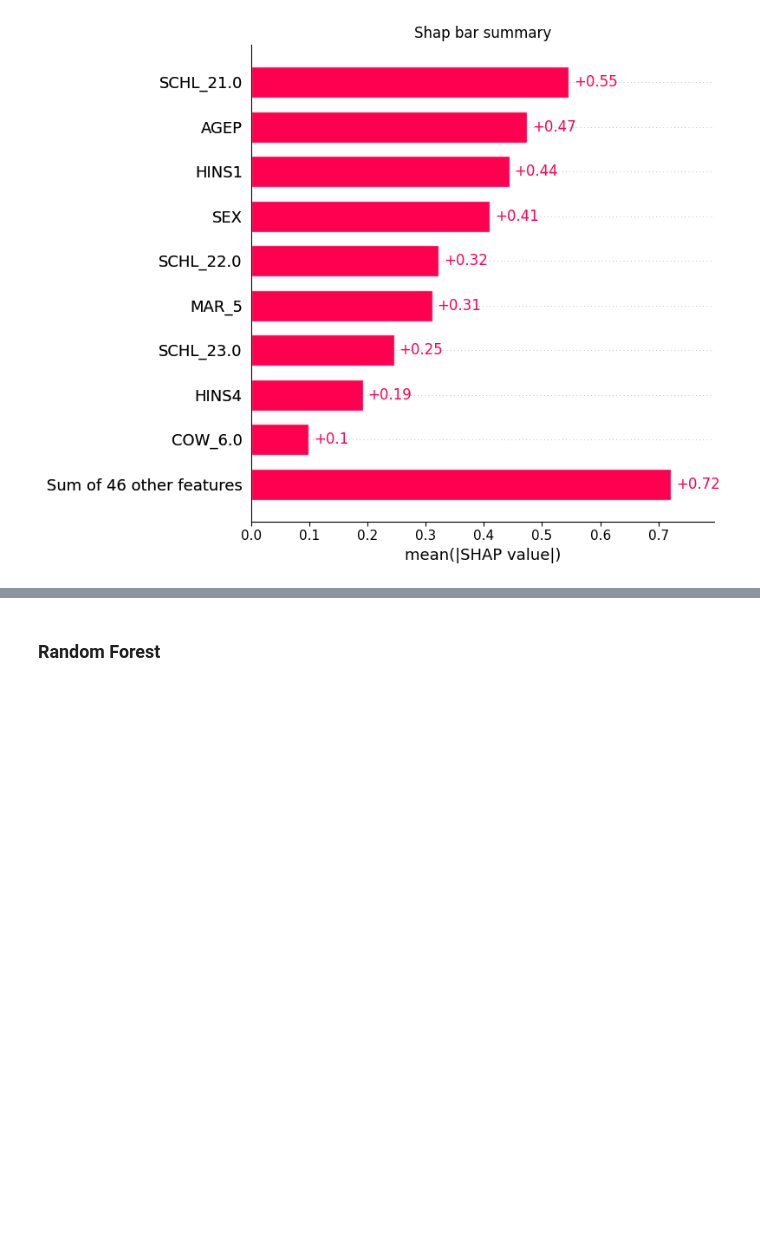
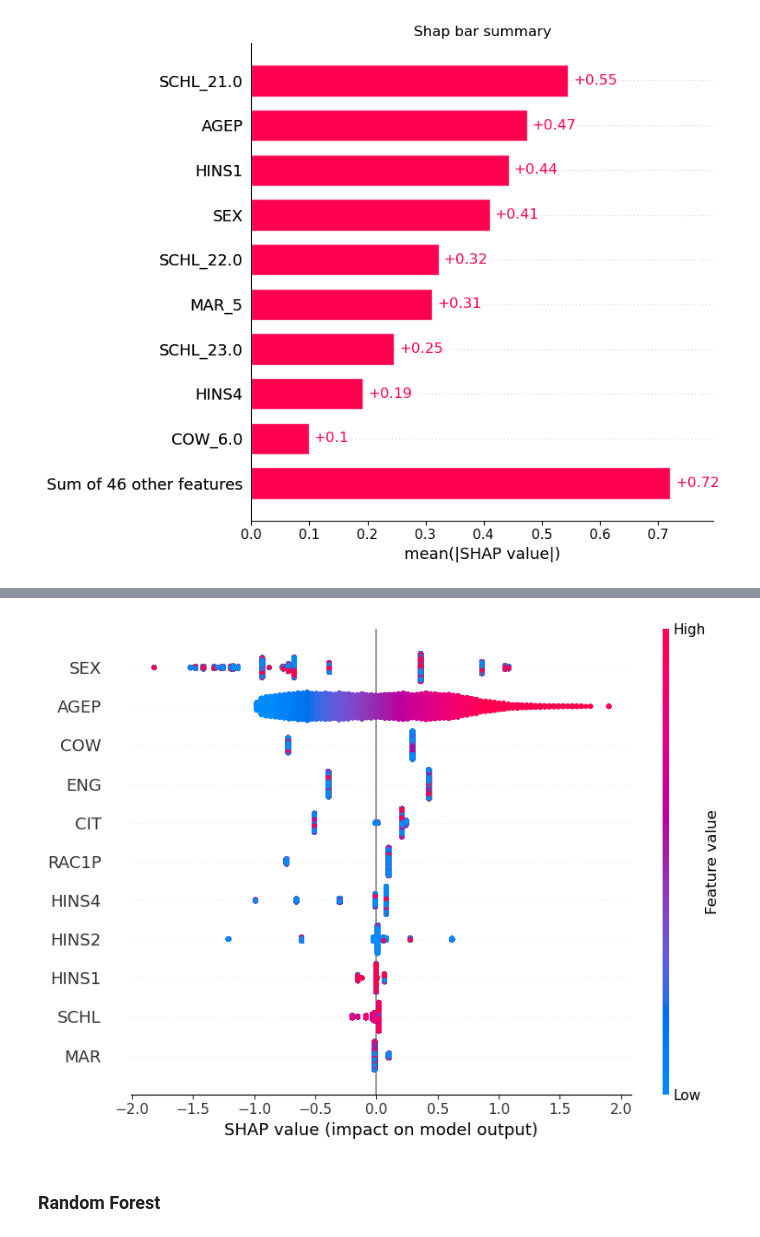
Before and after one commit to Xannadoo/Algorithmic_Fairness_Mandatories, a Jupyter notebook: Mandatory_1/afae24-assignment.ipynb, the cells around one changed output, grey strips where cells are left out. Drawn from its saved outputs; the diff is of its cells as text; code cells hidden in the pictures; blank space fills up the shorter version.

Commit message:
added agg SHAP summary plot for LR

```diff
--- a/Mandatory_1/afae24-assignment.ipynb
+++ b/Mandatory_1/afae24-assignment.ipynb
@@ -1003,3 +1070,26 @@ plt.show()
+# %%
+#ch_agg_LR.shape
+
+ch_df = X_test_RF[['AGEP',
+                    'HINS1',
+                    'HINS2',
+                    'HINS4',
+                    'SEX',
+                    'CIT',
+                    'COW',
+                    'MAR',
+                    'RAC1P',
+                    'SCHL',
+                    'ENG']]
+
+shap.summary_plot(ch_agg_LR, ch_df, feature_names=ch_df.columns, show=False)
+plt.title(f'')
+plt.tight_layout()
+#plt.savefig("img/abc.png", format="png")
+
+plt.show()
+# %% [output]
+[figure, added]
 # %% [markdown]
 ### Random Forest
 # %%
```
Also changed, not shown: parts of 15 cells of this notebook, 14 other files.
